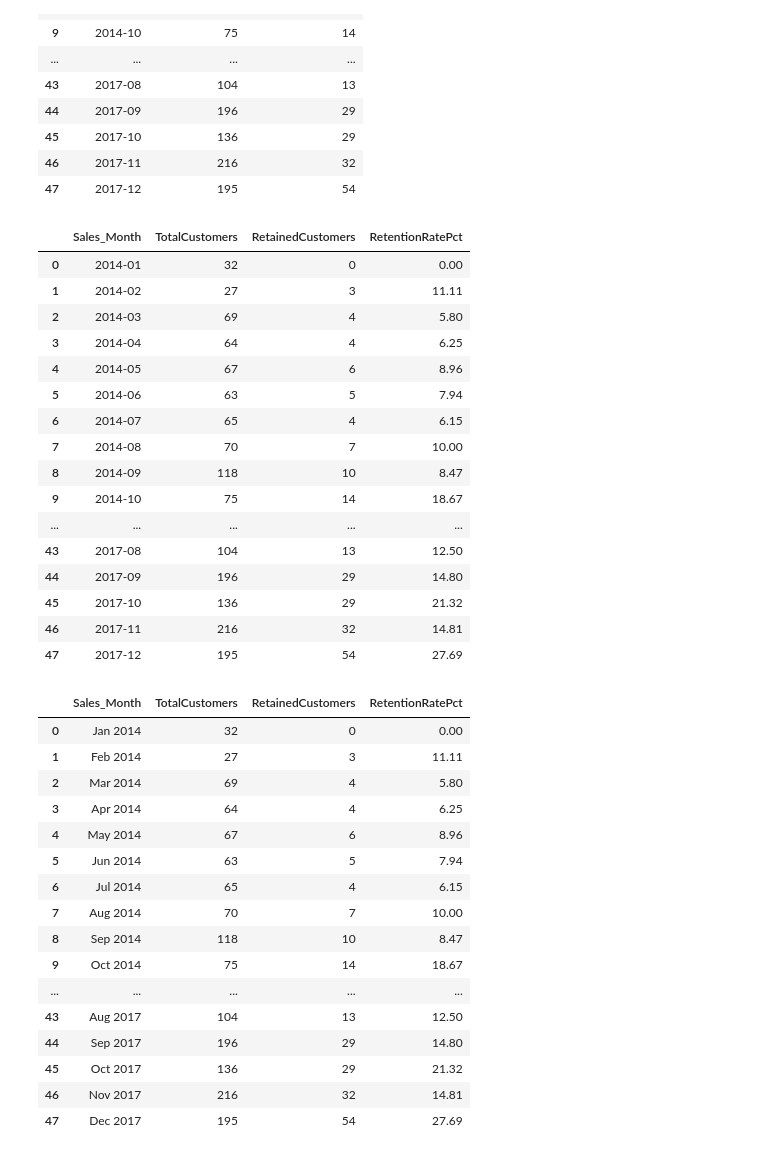
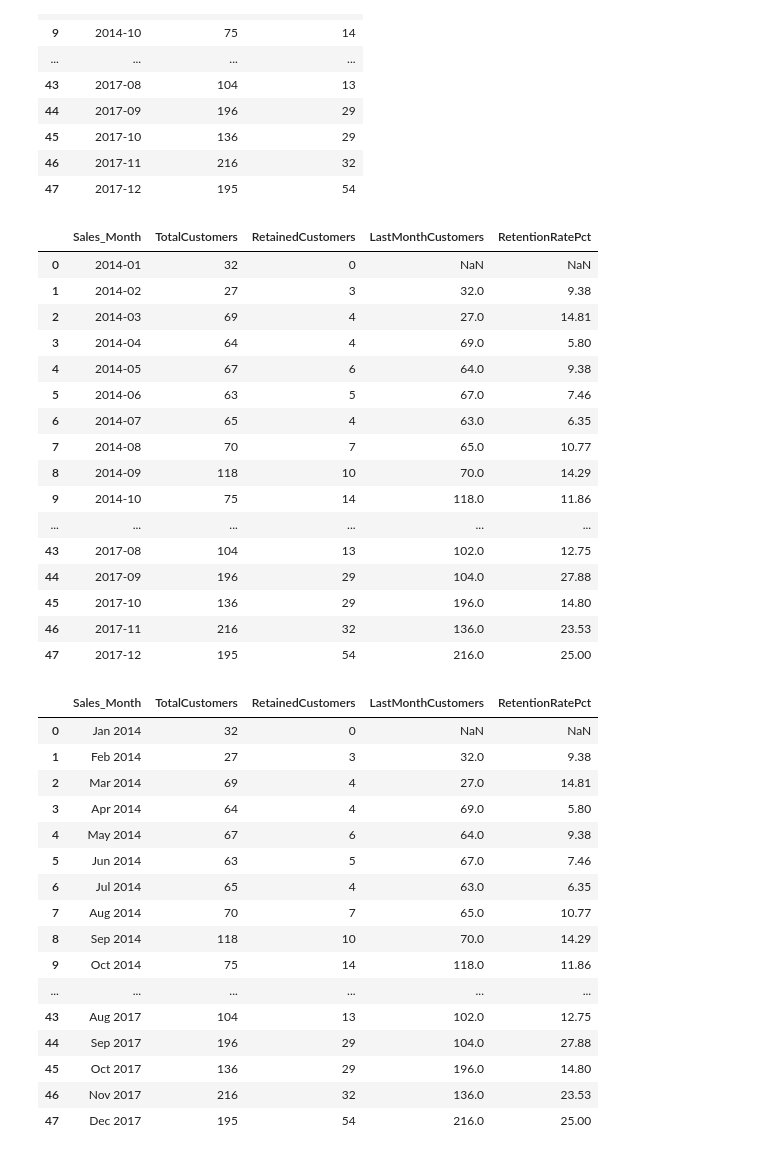
Before and after one commit to shijithpulikkal/CodingFactory, a Jupyter notebook: CF9 Customer Retention Rate (month-over-month).ipynb, the cells around one changed output. Cells and saved outputs as stored; diff of their text form; code cells hidden in the pictures.

```diff
--- a/CF9 Customer Retention Rate (month-over-month).ipynb
+++ b/CF9 Customer Retention Rate (month-over-month).ipynb
@@ -95,27 +95,29 @@ retention
 | 45 | 2017-10 | 136 | 29 |
 | 46 | 2017-11 | 216 | 32 |
 | 47 | 2017-12 | 195 | 54 |
+# %%
+retention['LastMonthCustomers'] = retention['TotalCustomers'].shift(1)
 # %%
-retention['RetentionRatePct'] = (retention['RetainedCustomers']/retention['TotalCustomers'] * 100).round(2)
+retention['RetentionRatePct'] = (retention['RetainedCustomers']/retention['LastMonthCustomers'] * 100).round(2)
 retention
 # %% [output]
-|  | Sales_Month | TotalCustomers | RetainedCustomers | RetentionRatePct |
-| 0 | 2014-01 | 32 | 0 | 0.00 |
-| 1 | 2014-02 | 27 | 3 | 11.11 |
-| 2 | 2014-03 | 69 | 4 | 5.80 |
-| 3 | 2014-04 | 64 | 4 | 6.25 |
-| 4 | 2014-05 | 67 | 6 | 8.96 |
-| 5 | 2014-06 | 63 | 5 | 7.94 |
-| 6 | 2014-07 | 65 | 4 | 6.15 |
-| 7 | 2014-08 | 70 | 7 | 10.00 |
-| 8 | 2014-09 | 118 | 10 | 8.47 |
-| 9 | 2014-10 | 75 | 14 | 18.67 |
-| ... | ... | ... | ... | ... |
-| 43 | 2017-08 | 104 | 13 | 12.50 |
-| 44 | 2017-09 | 196 | 29 | 14.80 |
-| 45 | 2017-10 | 136 | 29 | 21.32 |
-| 46 | 2017-11 | 216 | 32 | 14.81 |
-| 47 | 2017-12 | 195 | 54 | 27.69 |
+|  | Sales_Month | TotalCustomers | RetainedCustomers | LastMonthCustomers | RetentionRatePct |
+| 0 | 2014-01 | 32 | 0 | NaN | NaN |
+| 1 | 2014-02 | 27 | 3 | 32.0 | 9.38 |
+| 2 | 2014-03 | 69 | 4 | 27.0 | 14.81 |
+| 3 | 2014-04 | 64 | 4 | 69.0 | 5.80 |
+| 4 | 2014-05 | 67 | 6 | 64.0 | 9.38 |
+| 5 | 2014-06 | 63 | 5 | 67.0 | 7.46 |
+| 6 | 2014-07 | 65 | 4 | 63.0 | 6.35 |
+| 7 | 2014-08 | 70 | 7 | 65.0 | 10.77 |
+| 8 | 2014-09 | 118 | 10 | 70.0 | 14.29 |
+| 9 | 2014-10 | 75 | 14 | 118.0 | 11.86 |
+| ... | ... | ... | ... | ... | ... |
+| 43 | 2017-08 | 104 | 13 | 102.0 | 12.75 |
+| 44 | 2017-09 | 196 | 29 | 104.0 | 27.88 |
+| 45 | 2017-10 | 136 | 29 | 196.0 | 14.80 |
+| 46 | 2017-11 | 216 | 32 | 136.0 | 23.53 |
+| 47 | 2017-12 | 195 | 54 | 216.0 | 25.00 |
 # %%
 retention['Sales_Month'] = (
     retention['Sales_Month']
@@ -124,20 +126,20 @@ retention['Sales_Month'] = (
 )
 retention
 # %% [output]
-|  | Sales_Month | TotalCustomers | RetainedCustomers | RetentionRatePct |
-| 0 | Jan 2014 | 32 | 0 | 0.00 |
-| 1 | Feb 2014 | 27 | 3 | 11.11 |
-| 2 | Mar 2014 | 69 | 4 | 5.80 |
-| 3 | Apr 2014 | 64 | 4 | 6.25 |
-| 4 | May 2014 | 67 | 6 | 8.96 |
-| 5 | Jun 2014 | 63 | 5 | 7.94 |
-| 6 | Jul 2014 | 65 | 4 | 6.15 |
-| 7 | Aug 2014 | 70 | 7 | 10.00 |
-| 8 | Sep 2014 | 118 | 10 | 8.47 |
-| 9 | Oct 2014 | 75 | 14 | 18.67 |
-| ... | ... | ... | ... | ... |
-| 43 | Aug 2017 | 104 | 13 | 12.50 |
-| 44 | Sep 2017 | 196 | 29 | 14.80 |
-| 45 | Oct 2017 | 136 | 29 | 21.32 |
-| 46 | Nov 2017 | 216 | 32 | 14.81 |
-| 47 | Dec 2017 | 195 | 54 | 27.69 |
+|  | Sales_Month | TotalCustomers | RetainedCustomers | LastMonthCustomers | RetentionRatePct |
+| 0 | Jan 2014 | 32 | 0 | NaN | NaN |
+| 1 | Feb 2014 | 27 | 3 | 32.0 | 9.38 |
+| 2 | Mar 2014 | 69 | 4 | 27.0 | 14.81 |
+| 3 | Apr 2014 | 64 | 4 | 69.0 | 5.80 |
+| 4 | May 2014 | 67 | 6 | 64.0 | 9.38 |
+| 5 | Jun 2014 | 63 | 5 | 67.0 | 7.46 |
+| 6 | Jul 2014 | 65 | 4 | 63.0 | 6.35 |
+| 7 | Aug 2014 | 70 | 7 | 65.0 | 10.77 |
+| 8 | Sep 2014 | 118 | 10 | 70.0 | 14.29 |
+| 9 | Oct 2014 | 75 | 14 | 118.0 | 11.86 |
+| ... | ... | ... | ... | ... | ... |
+| 43 | Aug 2017 | 104 | 13 | 102.0 | 12.75 |
+| 44 | Sep 2017 | 196 | 29 | 104.0 | 27.88 |
+| 45 | Oct 2017 | 136 | 29 | 196.0 | 14.80 |
+| 46 | Nov 2017 | 216 | 32 | 136.0 | 23.53 |
+| 47 | Dec 2017 | 195 | 54 | 216.0 | 25.00 |
```
